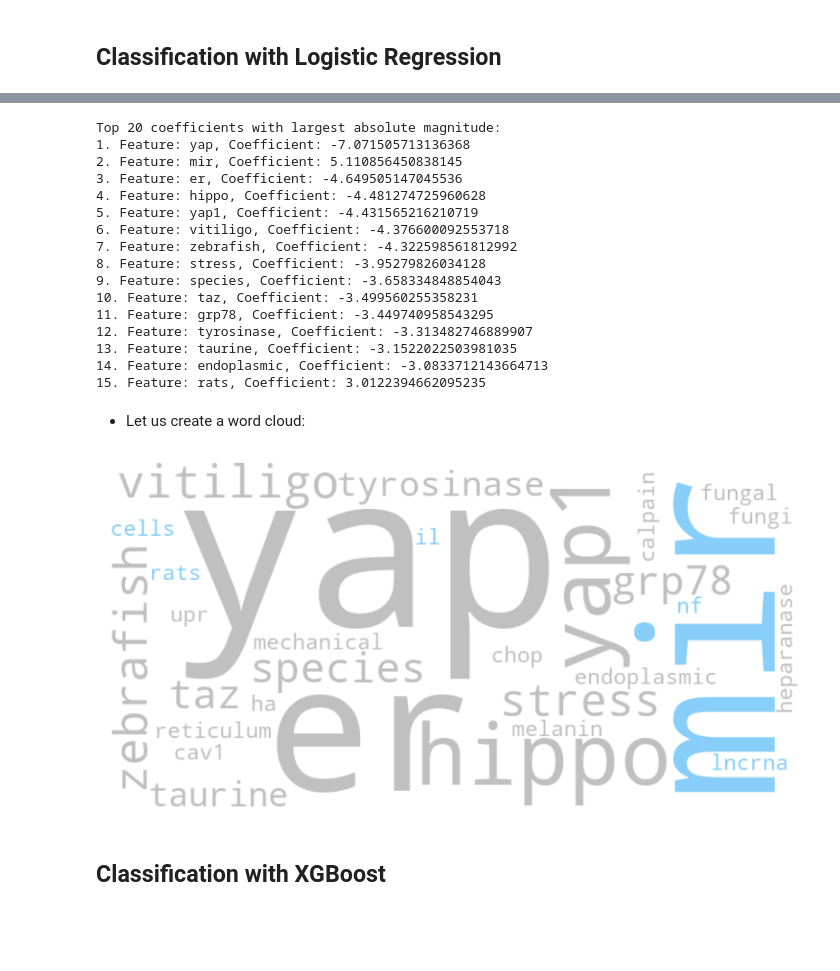
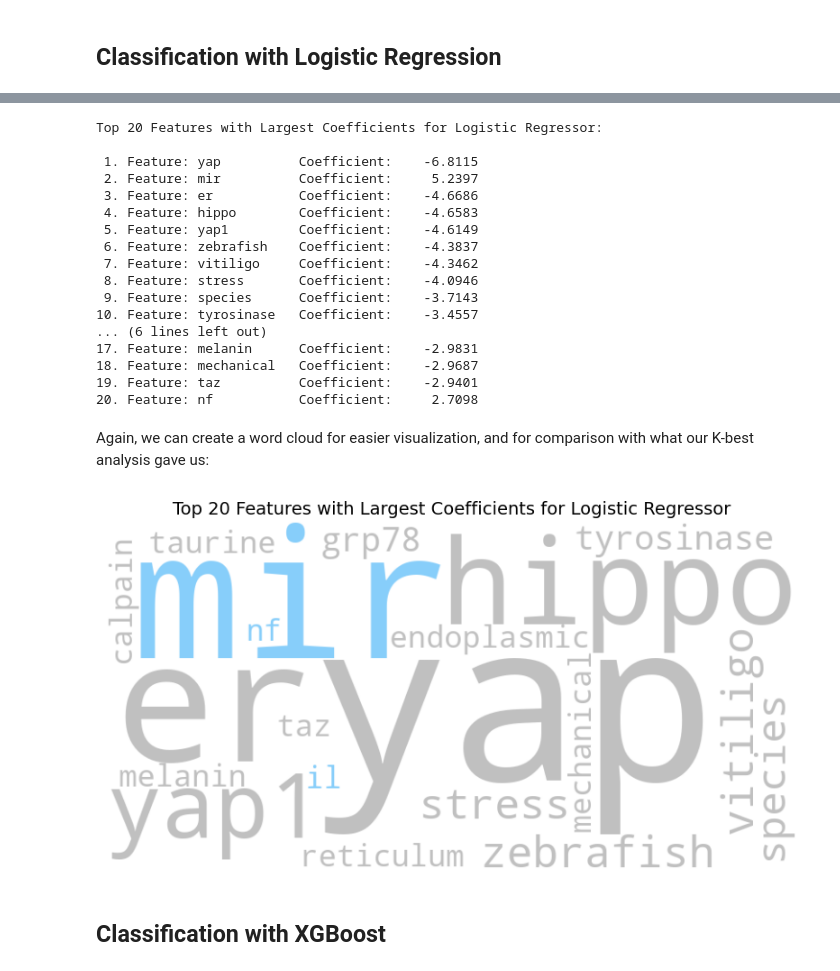
Before and after one commit to pdolano/retraction_project, a Jupyter notebook: 04b_classification_task.ipynb, the cells around one changed output, grey strips where cells are left out. Drawn from its saved outputs; the diff is of its cells as text; code cells hidden in the pictures; blank space fills up the shorter version.

```diff
--- a/04b_classification_task.ipynb
+++ b/04b_classification_task.ipynb
@@ -448,85 +478,93 @@ Confusion Matrix for Log Reg:
 # %%
+
 # Obtain coefficients for logistic regressor
 
-coefficients = log_reg.coef_[0]
-intercept = log_reg.intercept_
+coefficients_log_reg = log_reg.coef_[0]
+intercept_log_reg = log_reg.intercept_
 
 # Obtain feature names from vocabulary
 
-feature_names = vectorizer.get_feature_names_out()
+#feature_names_log_reg = vectorizer.get_feature_names_out()
+feature_names_log_reg = tfidf.get_feature_names_out()
+
 
 # Pair each feature with its coefficient
 
-coefficients_with_features = list(zip(feature_names, coefficients))
+coefficients_with_features_log_reg = list(zip(feature_names_log_reg, coefficients_log_reg))
 
 # Sort coefficients based on absolute values
 
-sorted_coefficients = sorted(coefficients_with_features, key=lambda x: abs(x[1]), reverse=True)
+sorted_coefficients_log_reg = sorted(coefficients_with_features_log_reg, key=lambda x: abs(x[1]), reverse=True)
 
-# Print the top 10 coefficients along with their corresponding features
+# Print the largest coefficients along with their corresponding features (number depends on k_value from k-best analysis)
 
-print("Top 20 coefficients with largest absolute magnitude:")
-for i, (feature, coefficient) in enumerate(sorted_coefficients[:15], start=1):
-    print(f"{i}. Feature: {feature}, Coefficient: {coefficient}")
+max_width = max(len(feature) for feature, _ in sorted_coefficients_log_reg[:k_value])
+
+print(f"Top {k_value} Features with Largest Coefficients for Logistic Regressor:\n")
+for i, (feature, coefficient) in enumerate(sorted_coefficients_log_reg[:k_value], start=1):
+    print(f"{i:>2}. Feature: {feature.ljust(max_width)}  Coefficient: {coefficient:>10.4f}")
 # %% [output]
-Top 20 coefficients with largest absolute magnitude:
-1. Feature: yap, Coefficient: -7.071505713136368
-2. Feature: mir, Coefficient: 5.110856450838145
-3. Feature: er, Coefficient: -4.649505147045536
-4. Feature: hippo, Coefficient: -4.481274725960628
-5. Feature: yap1, Coefficient: -4.431565216210719
-6. Feature: vitiligo, Coefficient: -4.376600092553718
-7. Feature: zebrafish, Coefficient: -4.322598561812992
-8. Feature: stress, Coefficient: -3.95279826034128
-9. Feature: species, Coefficient: -3.658334848854043
-10. Feature: taz, Coefficient: -3.499560255358231
-11. Feature: grp78, Coefficient: -3.449740958543295
-12. Feature: tyrosinase, Coefficient: -3.313482746889907
-13. Feature: taurine, Coefficient: -3.1522022503981035
-14. Feature: endoplasmic, Coefficient: -3.0833712143664713
-15. Feature: rats, Coefficient: 3.0122394662095235
+Top 20 Features with Largest Coefficients for Logistic Regressor:
+
+ 1. Feature: yap          Coefficient:    -6.8115
+ 2. Feature: mir          Coefficient:     5.2397
+ 3. Feature: er           Coefficient:    -4.6686
+ 4. Feature: hippo        Coefficient:    -4.6583
+ 5. Feature: yap1         Coefficient:    -4.6149
+ 6. Feature: zebrafish    Coefficient:    -4.3837
+ 7. Feature: vitiligo     Coefficient:    -4.3462
+ 8. Feature: stress       Coefficient:    -4.0946
+ 9. Feature: species      Coefficient:    -3.7143
+10. Feature: tyrosinase   Coefficient:    -3.4557
+... (6 lines left out)
+17. Feature: melanin      Coefficient:    -2.9831
+18. Feature: mechanical   Coefficient:    -2.9687
+19. Feature: taz          Coefficient:    -2.9401
+20. Feature: nf           Coefficient:     2.7098
 # %% [markdown]
-- Let us create a word cloud:
+Again, we can create a word cloud for easier visualization, and for comparison with what our K-best analysis gave us:
 # %%
-from wordcloud import WordCloud
-import matplotlib.pyplot as plt
 
-# Sort coefficients by absolute value
-sorted_coefficients = sorted(sorted_coefficients, key=lambda x: abs(x[1]), reverse=True)
+# Select the top words
 
-# Select the top 30 words
-top_words = sorted_coefficients[:30]
+top_words_log_reg = sorted_coefficients_log_reg[:k_value]
 
 # Separate words with positive and negative coefficients
-positive_words = [word for word, coeff in top_words if coeff > 0]
-negative_words = [word for word, coeff in top_words if coeff < 0]
+
+positive_words = [word for word, coeff in top_words_log_reg if coeff > 0]
+negative_words = [word for word, coeff in top_words_log_reg if coeff < 0]
 
 # Generate word cloud with custom color function
+
 def fixed_color_func(word, font_size, position, orientation, random_state=None, **kwargs):
     if word in positive_words:
         # Set color to light blue for positive coefficients
         return "rgb(135, 206, 250)"  # Light blue color
     elif word in negative_words:
         # Set color to light grey for negative coefficients
         return "rgb(192, 192, 192)"  # Light grey color
     else:
         # Default color for neutral words
         return "rgb(128, 128, 128)"  # Default grey color
 
 # Convert top_words into a dictionary
-word_freq_dict = {word: abs(coeff) for word, coeff in top_words}
+
+word_freq_dict = {word: abs(coeff) for word, coeff in top_words_log_reg}
 
 # Generate word cloud
+
 wordcloud = WordCloud(width=800, height=400, background_color='white', color_func=fixed_color_func)
 wordcloud.generate_from_frequencies(word_freq_dict)
 
 # Display the generated word cloud using matplotlib
+
 plt.figure(figsize=(10, 5))
+plt.title(f"Top {k_value} Features with Largest Coefficients for Logistic Regressor", fontsize=14)
 plt.imshow(wordcloud, interpolation='bilinear')
 plt.axis('off')
 plt.show()
 # %% [output]
-[figure, old version]
+[figure, new version]
 # %% [markdown]
 ## Classification with XGBoost
 # %% [markdown]
```
Also changed, not shown: parts of 83 cells of this notebook.
